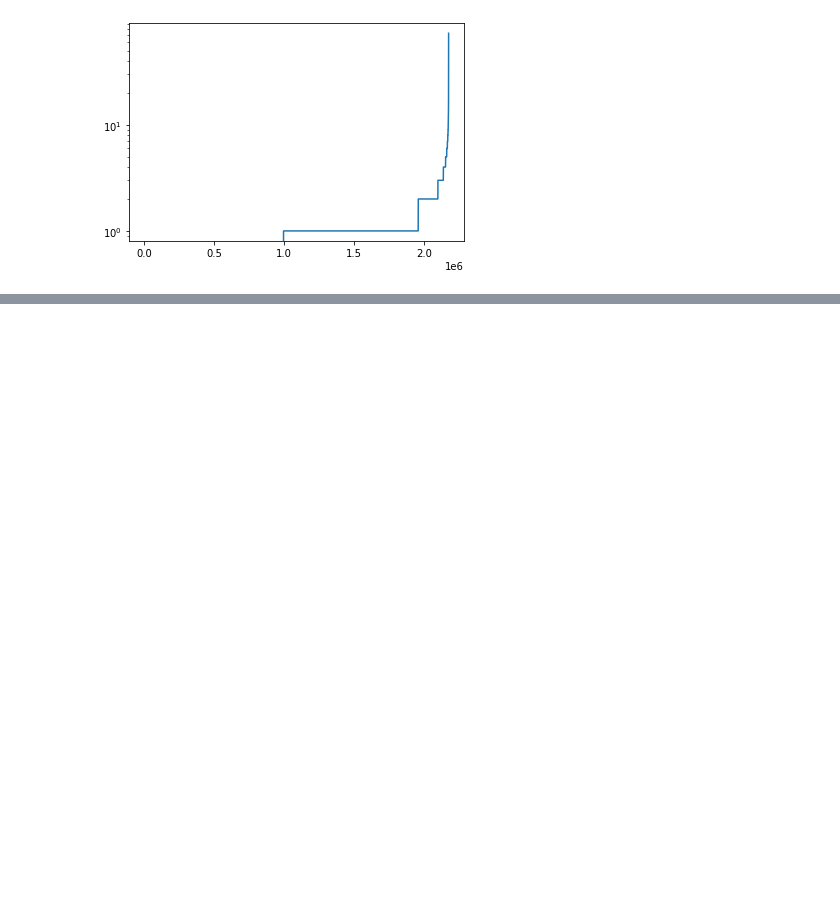
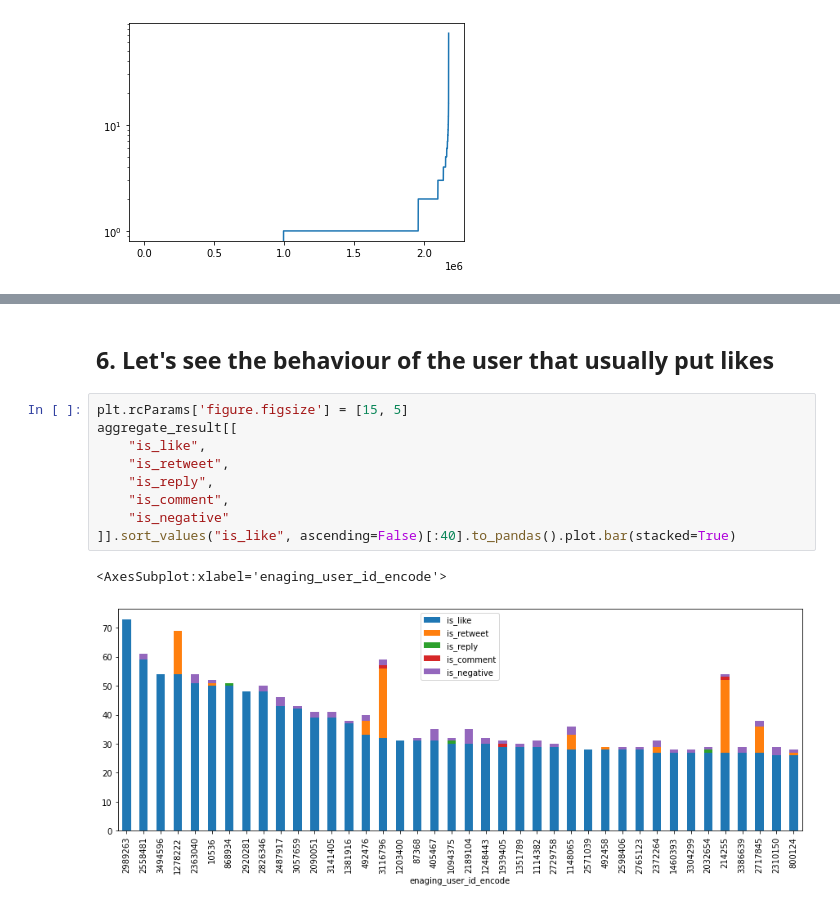
Before and after one commit to RecKIE7/recsys2021-twitter, a Jupyter notebook: analysis/user.ipynb, the cells around one changed output, grey strips where cells are left out. Saved outputs shown, nothing was run; the diff lists cells and outputs as text; blank space fills up the shorter version.

Commit message:
behaviour of top engagers

```diff
--- a/analysis/user.ipynb
+++ b/analysis/user.ipynb
@@ -270,0 +283,14 @@ plt.show()
+# %% [markdown]
+## 6. Let's see the behaviour of the user that usually put likes
+# %%
+plt.rcParams['figure.figsize'] = [15, 5]
+aggregate_result[[
+    "is_like",
+    "is_retweet",
+    "is_reply",
+    "is_comment",
+    "is_negative"
+]].sort_values("is_like", ascending=False)[:40].to_pandas().plot.bar(stacked=True)
+# %% [output]
+<AxesSubplot:xlabel='enaging_user_id_encode'>
+[figure, added]
```
Also changed, not shown: parts of 12 cells of this notebook.
